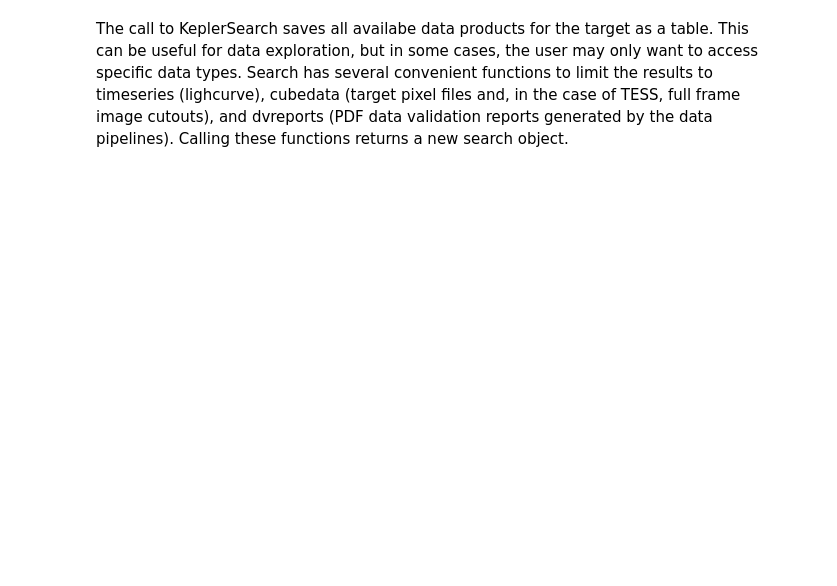
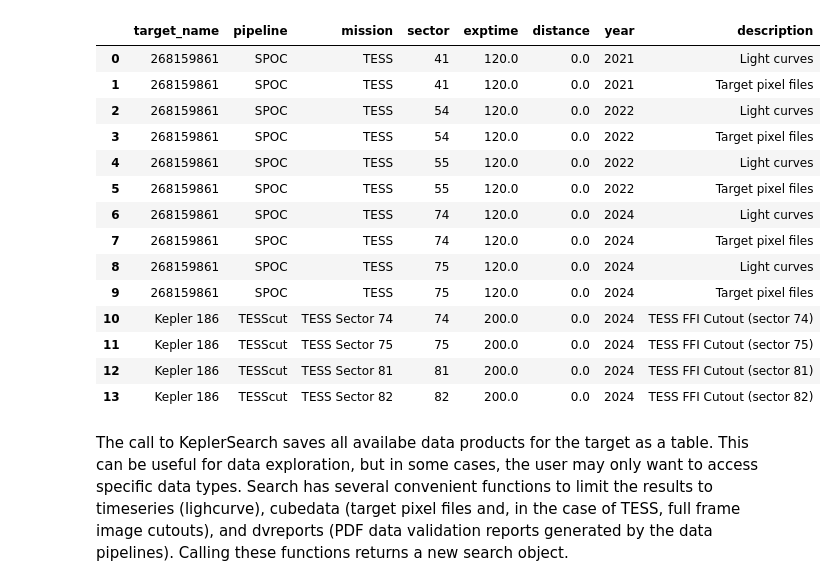
Before and after one commit to lightkurve/lksearch, a Jupyter notebook: docs/tutorials/Example_searches.ipynb, the cells around one changed output. Cells and saved outputs as stored; diff of their text form; code cells hidden in the pictures; blank space fills up the shorter version.

```diff
--- a/docs/tutorials/Example_searches.ipynb
+++ b/docs/tutorials/Example_searches.ipynb
@@ -49,3 +147,23 @@ sort_order:     1        1
+# %%
+# You could also specify an exact exposure time or range in the form of a tuple (eg, (100,500))
+Kep186_TESStrange = Kep186_TESS.filter_table(exptime=(100,500))
+Kep186_TESStrange
+# %% [output]
+|  | target_name | pipeline | mission | sector | exptime | distance | year | description |
+| 0 | 268159861 | SPOC | TESS | 41 | 120.0 | 0.0 | 2021 | Light curves |
+| 1 | 268159861 | SPOC | TESS | 41 | 120.0 | 0.0 | 2021 | Target pixel files |
+| 2 | 268159861 | SPOC | TESS | 54 | 120.0 | 0.0 | 2022 | Light curves |
+| 3 | 268159861 | SPOC | TESS | 54 | 120.0 | 0.0 | 2022 | Target pixel files |
+| 4 | 268159861 | SPOC | TESS | 55 | 120.0 | 0.0 | 2022 | Light curves |
+| 5 | 268159861 | SPOC | TESS | 55 | 120.0 | 0.0 | 2022 | Target pixel files |
+| 6 | 268159861 | SPOC | TESS | 74 | 120.0 | 0.0 | 2024 | Light curves |
+| 7 | 268159861 | SPOC | TESS | 74 | 120.0 | 0.0 | 2024 | Target pixel files |
+| 8 | 268159861 | SPOC | TESS | 75 | 120.0 | 0.0 | 2024 | Light curves |
+| 9 | 268159861 | SPOC | TESS | 75 | 120.0 | 0.0 | 2024 | Target pixel files |
+| 10 | Kepler 186 | TESScut | TESS Sector 74 | 74 | 200.0 | 0.0 | 2024 | TESS FFI Cutout (sector 74) |
+| 11 | Kepler 186 | TESScut | TESS Sector 75 | 75 | 200.0 | 0.0 | 2024 | TESS FFI Cutout (sector 75) |
+| 12 | Kepler 186 | TESScut | TESS Sector 81 | 81 | 200.0 | 0.0 | 2024 | TESS FFI Cutout (sector 81) |
+| 13 | Kepler 186 | TESScut | TESS Sector 82 | 82 | 200.0 | 0.0 | 2024 | TESS FFI Cutout (sector 82) |
 # %% [markdown]
 The call to KeplerSearch saves all availabe data products for the target as a table. This can be useful for data exploration, but in some cases, the user may only want to access specific data types. Search has several convenient functions to limit the results to timeseries (lighcurve), cubedata (target pixel files and, in the case of TESS, full frame image cutouts), and dvreports (PDF data validation reports generated by the data pipelines). Calling these functions returns a new search object.
 # %%
```
Also changed, not shown: parts of 12 cells of this notebook, 1 other file.
